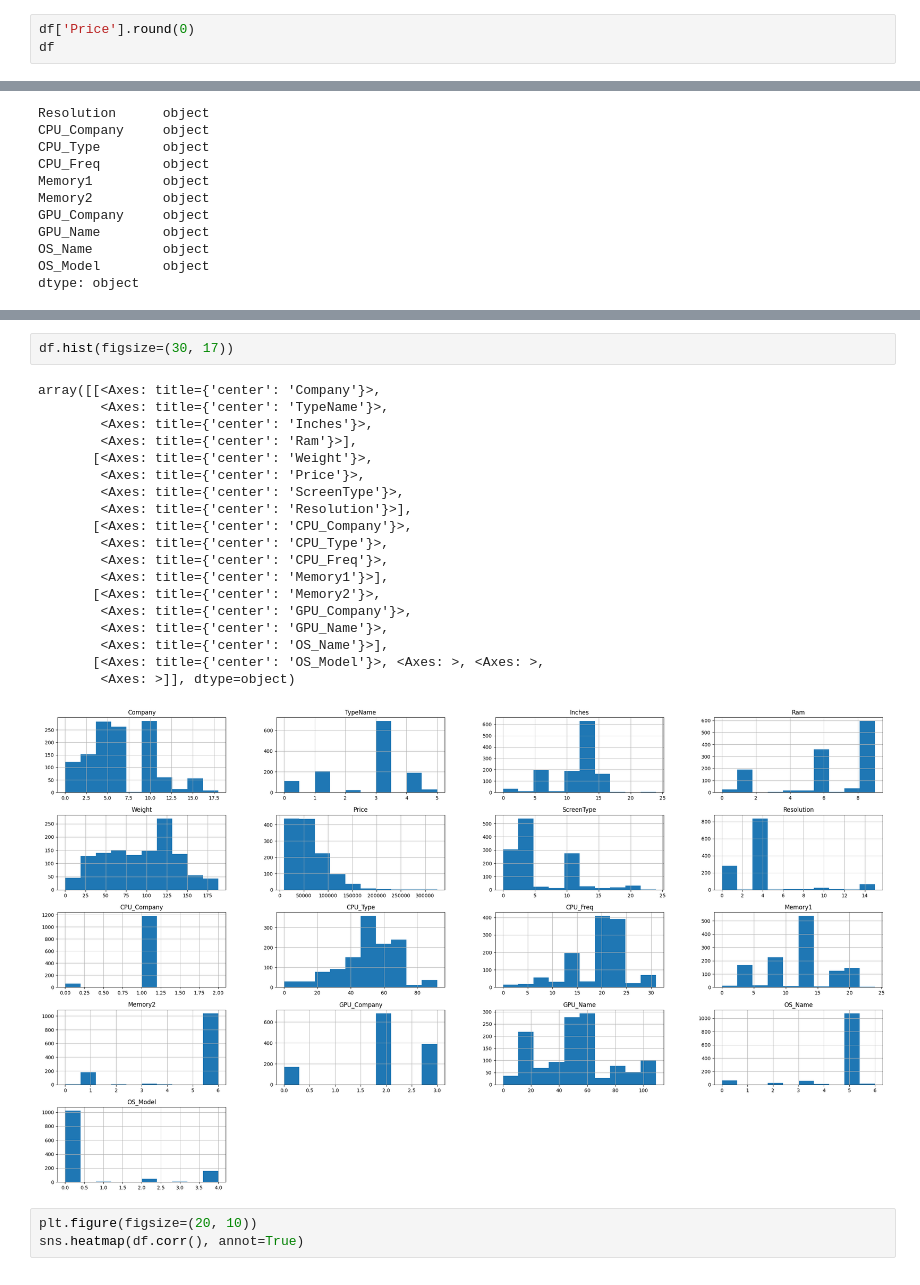
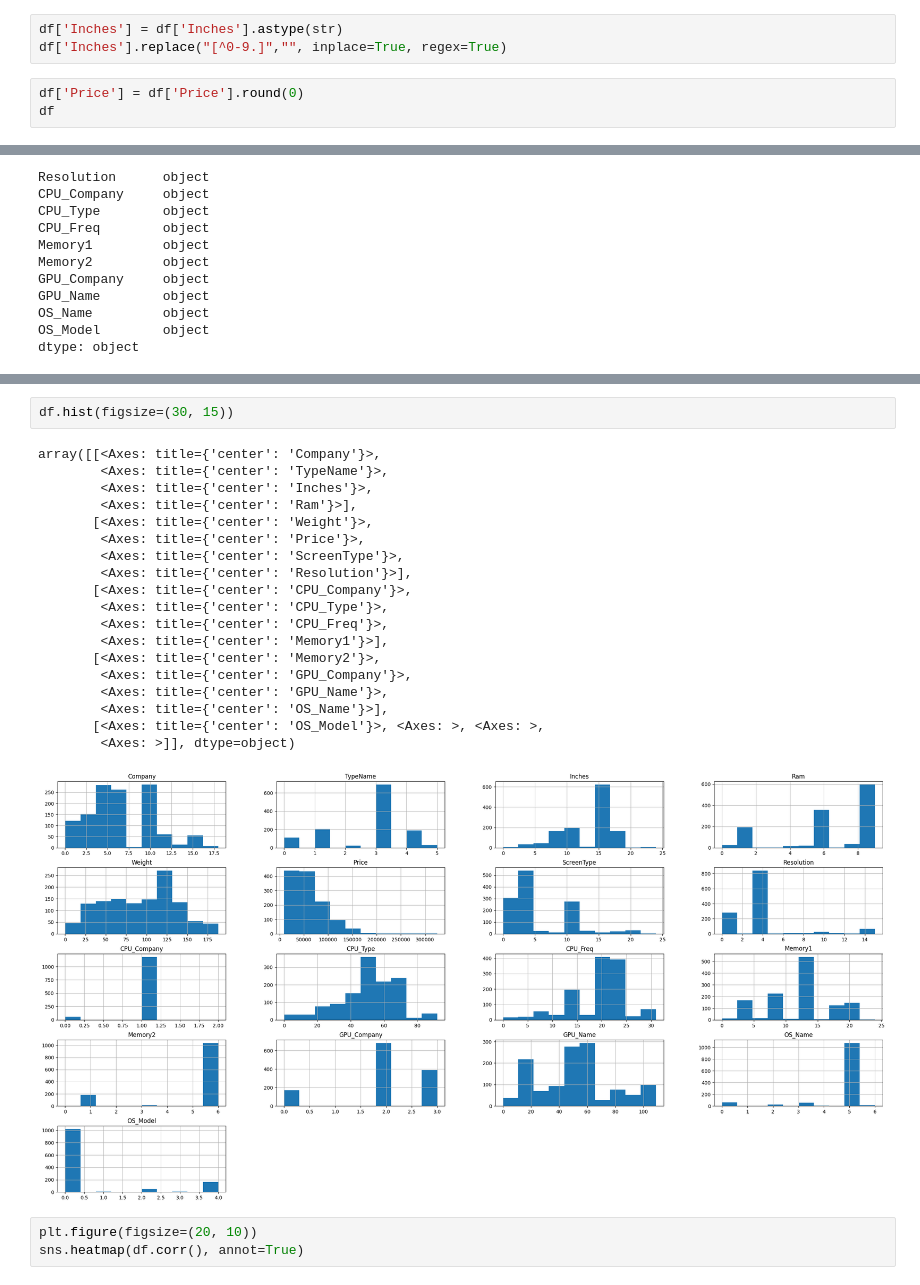
Before and after one commit to trnqbao/machine-learning-final-project, a Jupyter notebook: Ex2.ipynb, the cells around one changed output, grey strips where cells are left out. Cells and saved outputs as stored; diff of their text form.

```diff
--- a/Ex2.ipynb
+++ b/Ex2.ipynb
@@ -298,8 +305,11 @@ df
 | 1272 | Lenovo | Notebook | 14 | 2GB | 1.5kg | 12201.1200 |  | 1366x768 | Intel | Celeron Dual Core N3050 | ... |
 | 1273 | HP | Notebook | 15.6 | 6GB | 2.19kg | 40705.9200 |  | 1366x768 | Intel | Core i7 6500U | ... |
 1244 rows × 17 columns
+# %%
+df['Inches'] = df['Inches'].astype(str)
+df['Inches'].replace("[^0-9.]","", inplace=True, regex=True)
 # %%
-df['Price'].round(0)
+df['Price'] = df['Price'].round(0)
 df
 # %% [output]
 |  | Company | TypeName | Inches | Ram | Weight | Price | ScreenType | Resolution | CPU_Company | CPU_Type | ... |
@@ -368,26 +376,26 @@ df
 1244 rows × 17 columns
 # %%
-df.hist(figsize=(30, 17))
+df.hist(figsize=(30, 15))
 # %% [output]
 array([[<Axes: title={'center': 'Company'}>,
         <Axes: title={'center': 'TypeName'}>,
         <Axes: title={'center': 'Inches'}>,
         <Axes: title={'center': 'Ram'}>],
        [<Axes: title={'center': 'Weight'}>,
         <Axes: title={'center': 'Price'}>,
         <Axes: title={'center': 'ScreenType'}>,
         <Axes: title={'center': 'Resolution'}>],
        [<Axes: title={'center': 'CPU_Company'}>,
         <Axes: title={'center': 'CPU_Type'}>,
         <Axes: title={'center': 'CPU_Freq'}>,
         <Axes: title={'center': 'Memory1'}>],
        [<Axes: title={'center': 'Memory2'}>,
         <Axes: title={'center': 'GPU_Company'}>,
         <Axes: title={'center': 'GPU_Name'}>,
         <Axes: title={'center': 'OS_Name'}>],
        [<Axes: title={'center': 'OS_Model'}>, <Axes: >, <Axes: >,
         <Axes: >]], dtype=object)
-[figure, old version]
+[figure, new version]
 # %%
 plt.figure(figsize=(20, 10))
 sns.heatmap(df.corr(), annot=True)
```
Also changed, not shown: parts of 52 cells of this notebook.
